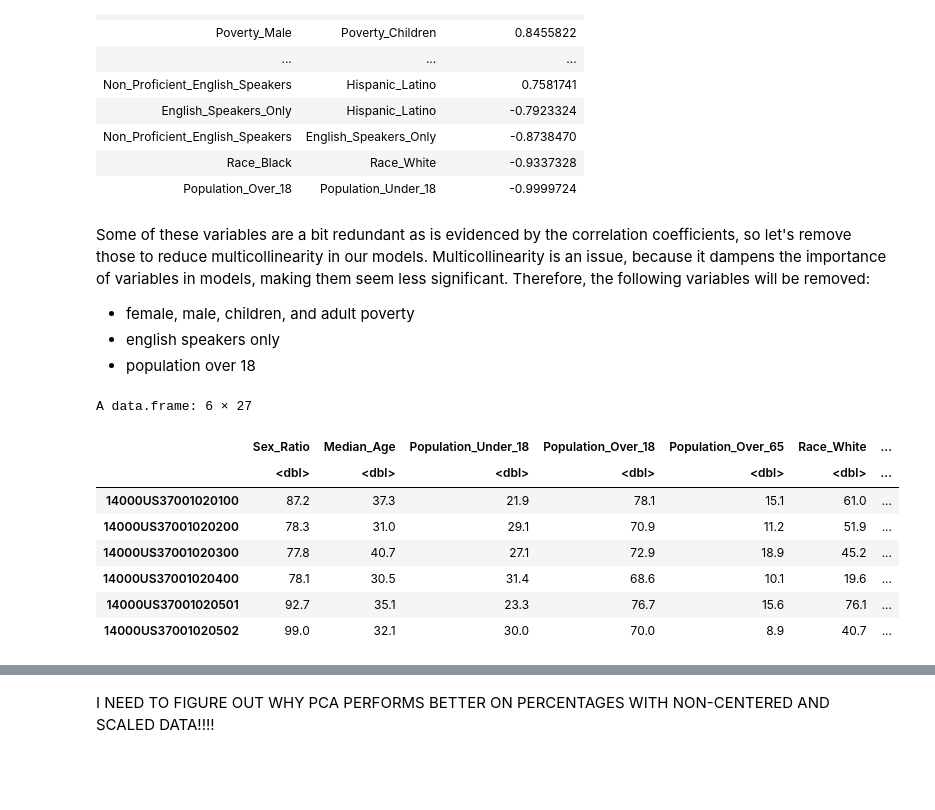
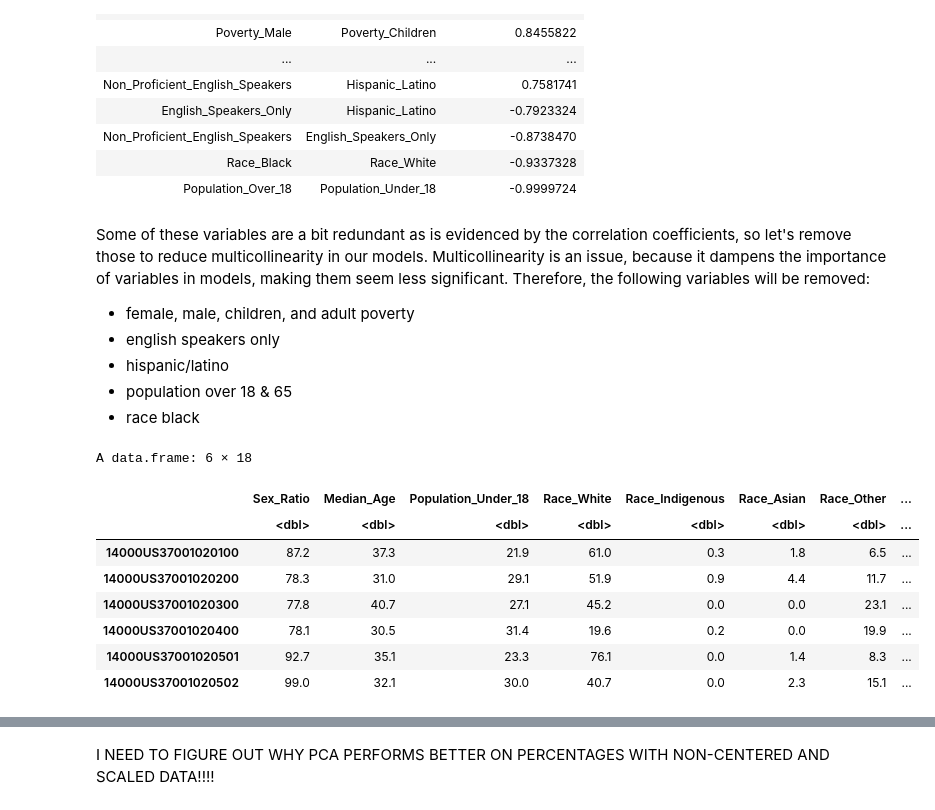
Before and after one commit to UNC-CEMALB/ENVIROSCAN, a Jupyter notebook: 3. Sociodemographic Clustering/Sociodemographic Clustering.ipynb, the cells around one changed output, grey strips where cells are left out. Cells and saved outputs as stored; diff of their text form; code cells hidden in the pictures; blank space fills up the shorter version.

```diff
--- a/3. Sociodemographic Clustering/Sociodemographic Clustering.ipynb
+++ b/3. Sociodemographic Clustering/Sociodemographic Clustering.ipynb
@@ -89,30 +89,32 @@ A data.frame: 20 × 3
 Some of these variables are a bit redundant as is evidenced by the correlation coefficients, so let's remove those to reduce multicollinearity in our models. Multicollinearity is an issue, because it dampens the importance of variables in models, making them seem less significant. Therefore, the following variables will be removed:
 - female, male, children, and adult poverty
 - english speakers only
-- population over 18
+- hispanic/latino
+- population over 18 & 65
+- race black
 # %%
 # prepping df
 sociodemographic_pca_prep_df = acs_whp_df[,c(1,6:32)] %>%
     # removing variables
-#     select(-c("Poverty_Female", "Poverty_Male", "Poverty_Adult", "Poverty_Children", "English_Speakers_Only",
-#               "Population_Over_18", "Population_Over_65")) %>%
+    select(-c("Poverty_Female", "Poverty_Male", "Poverty_Adult", "Poverty_Children", "English_Speakers_Only",
+              "Population_Over_18", "Population_Over_65", "Hispanic_Latino", "Race_Black")) %>%
     column_to_rownames(var = "GEO_ID")
 
 # psudeo log transforming makes the data have a more a normal distribution
 # it also centers and scales the data, which is necessary for PCA
 #sociodemographic_pca_prep_df = log2(sociodemographic_pca_prep_df + 1)
 
 head(sociodemographic_pca_prep_df)
 # %% [output]
-A data.frame: 6 × 27
+A data.frame: 6 × 18
-|  | Sex_Ratio | Median_Age | Population_Under_18 | Population_Over_18 | Population_Over_65 | Race_White | ... |
-|  | <dbl> | <dbl> | <dbl> | <dbl> | <dbl> | <dbl> | ... |
-| 14000US37001020100 | 87.2 | 37.3 | 21.9 | 78.1 | 15.1 | 61.0 | ... |
-| 14000US37001020200 | 78.3 | 31.0 | 29.1 | 70.9 | 11.2 | 51.9 | ... |
-| 14000US37001020300 | 77.8 | 40.7 | 27.1 | 72.9 | 18.9 | 45.2 | ... |
-| 14000US37001020400 | 78.1 | 30.5 | 31.4 | 68.6 | 10.1 | 19.6 | ... |
-| 14000US37001020501 | 92.7 | 35.1 | 23.3 | 76.7 | 15.6 | 76.1 | ... |
-| 14000US37001020502 | 99.0 | 32.1 | 30.0 | 70.0 | 8.9 | 40.7 | ... |
+|  | Sex_Ratio | Median_Age | Population_Under_18 | Race_White | Race_Indigenous | Race_Asian | Race_Other | ... |
+|  | <dbl> | <dbl> | <dbl> | <dbl> | <dbl> | <dbl> | <dbl> | ... |
+| 14000US37001020100 | 87.2 | 37.3 | 21.9 | 61.0 | 0.3 | 1.8 | 6.5 | ... |
+| 14000US37001020200 | 78.3 | 31.0 | 29.1 | 51.9 | 0.9 | 4.4 | 11.7 | ... |
+| 14000US37001020300 | 77.8 | 40.7 | 27.1 | 45.2 | 0.0 | 0.0 | 23.1 | ... |
+| 14000US37001020400 | 78.1 | 30.5 | 31.4 | 19.6 | 0.2 | 0.0 | 19.9 | ... |
+| 14000US37001020501 | 92.7 | 35.1 | 23.3 | 76.1 | 0.0 | 1.4 | 8.3 | ... |
+| 14000US37001020502 | 99.0 | 32.1 | 30.0 | 40.7 | 0.0 | 2.3 | 15.1 | ... |
 # %%
 # running pca
 pca_sociodemographic_data = prcomp(sociodemographic_pca_prep_df)
```
Also changed, not shown: parts of 12 cells of this notebook.
